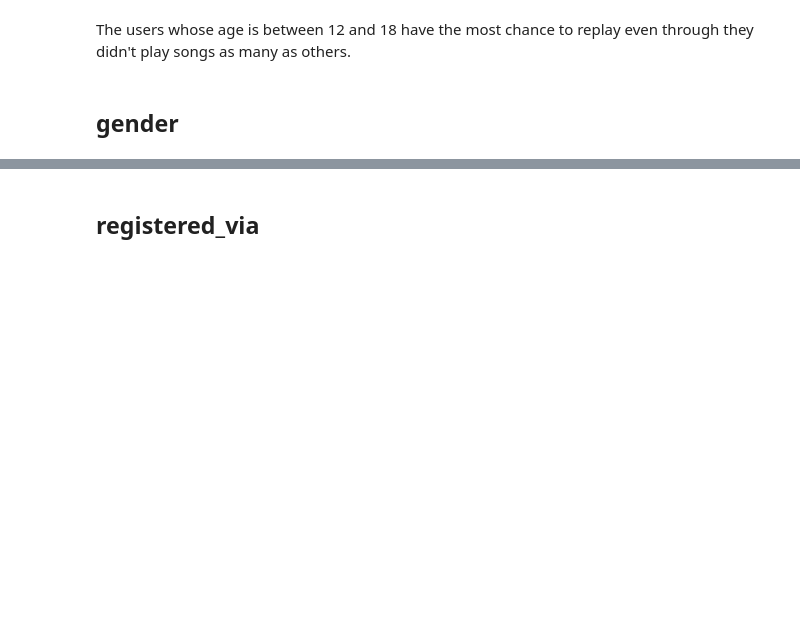
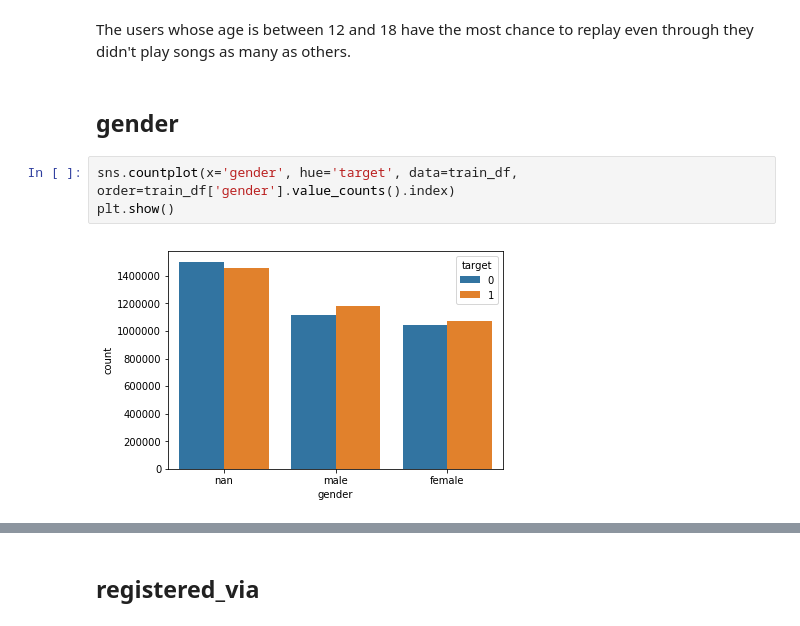
Before and after one commit to dsmilab/WSDM2018-KKBox-MRC, a Jupyter notebook: exploration_member.ipynb, the cells around one changed output, grey strips where cells are left out. Saved outputs shown, nothing was run; the diff lists cells and outputs as text; blank space fills up the shorter version.

Commit message:
Explore gender.

```diff
--- a/exploration_member.ipynb
+++ b/exploration_member.ipynb
@@ -142,3 +142,8 @@ plt.show()
 The users whose age is between 12 and 18 have the most chance to replay even through they didn't play songs as many as others.
 # %% [markdown]
 ## gender
+# %%
+sns.countplot(x='gender', hue='target', data=train_df, order=train_df['gender'].value_counts().index)
+plt.show()
+# %% [output]
+[figure, added]
```
Also changed, not shown: parts of 2 cells of this notebook.
